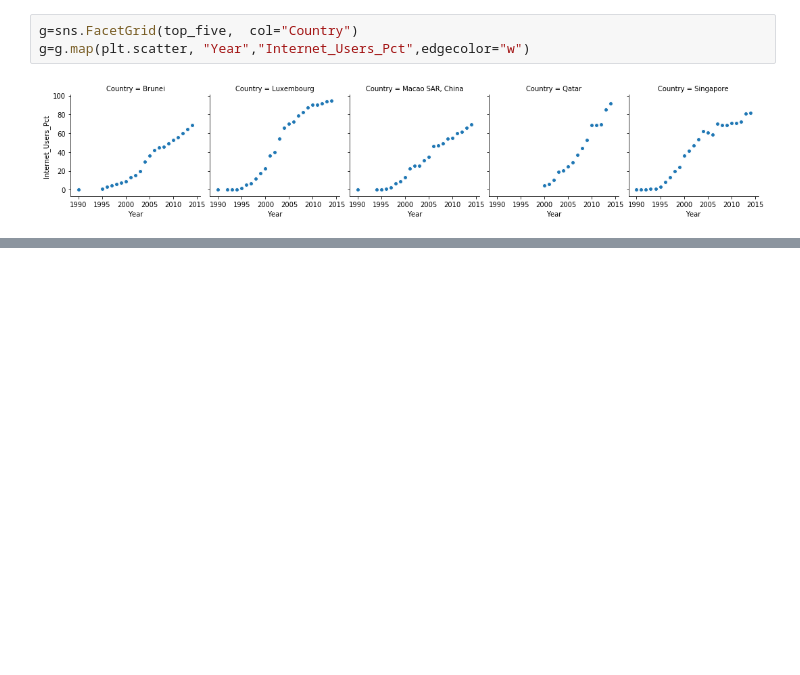
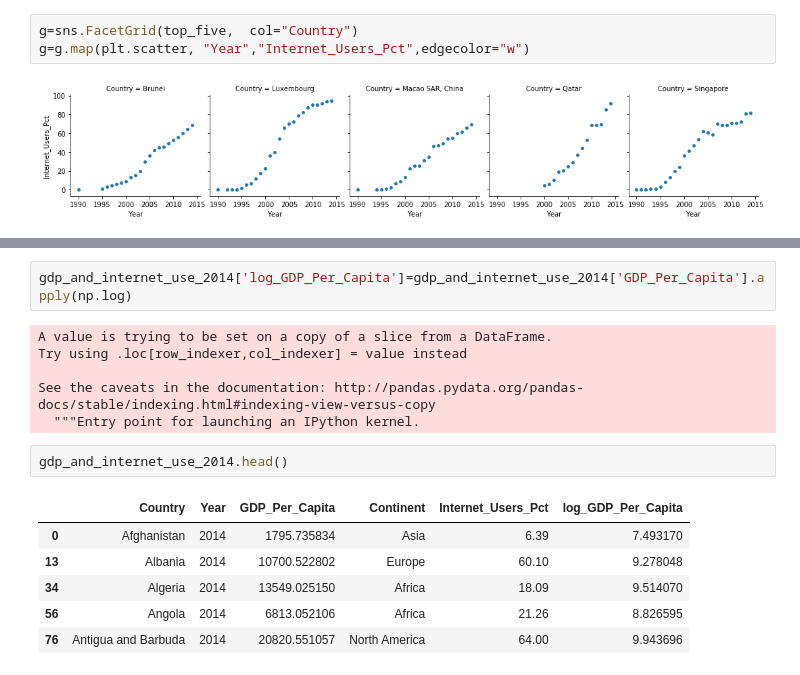
Before and after one commit to brittany-city/un_exploration, a Jupyter notebook: UN_Data_Exploration.ipynb, the cells around one changed output, grey strips where cells are left out. Drawn from its saved outputs; the diff is of its cells as text; blank space fills up the shorter version.

```diff
--- a/UN_Data_Exploration.ipynb
+++ b/UN_Data_Exploration.ipynb
@@ -533,3 +402,20 @@ Warnings:
 [1] Standard Errors assume that the covariance matrix of the errors is correctly specified.
 [2] The condition number is large, 3.89e+04. This might indicate that there are
 strong multicollinearity or other numerical problems.
+# %%
+gdp_and_internet_use_2014['log_GDP_Per_Capita']=gdp_and_internet_use_2014['GDP_Per_Capita'].apply(np.log)
+# %% [output]
+A value is trying to be set on a copy of a slice from a DataFrame.
+Try using .loc[row_indexer,col_indexer] = value instead
+
+See the caveats in the documentation: http://pandas.pydata.org/pandas-docs/stable/indexing.html#indexing-view-versus-copy
+  """Entry point for launching an IPython kernel.
+# %%
+gdp_and_internet_use_2014.head()
+# %% [output]
+|  | Country | Year | GDP_Per_Capita | Continent | Internet_Users_Pct | log_GDP_Per_Capita |
+| 0 | Afghanistan | 2014 | 1795.735834 | Asia | 6.39 | 7.493170 |
+| 13 | Albania | 2014 | 10700.522802 | Europe | 60.10 | 9.278048 |
+| 34 | Algeria | 2014 | 13549.025150 | Africa | 18.09 | 9.514070 |
+| 56 | Angola | 2014 | 6813.052106 | Africa | 21.26 | 8.826595 |
+| 76 | Antigua and Barbuda | 2014 | 20820.551057 | North America | 64.00 | 9.943696 |
```
Also changed, not shown: parts of 49 cells of this notebook.
